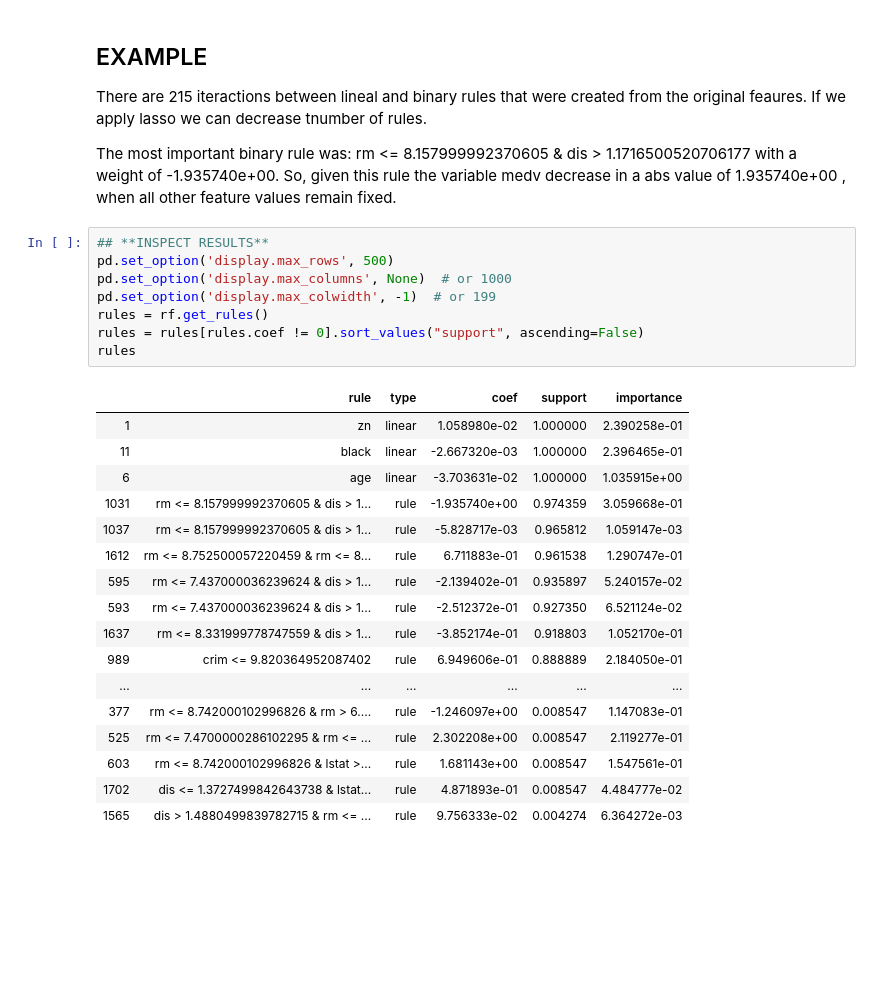
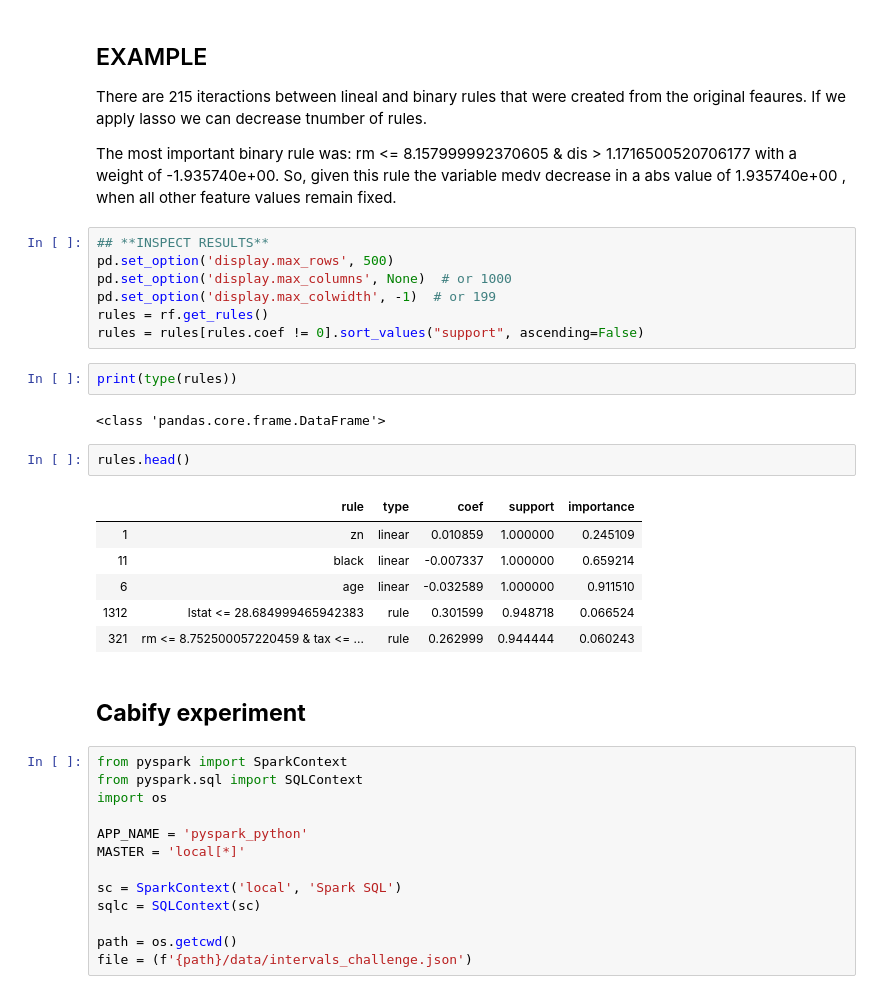
Before and after one commit to erikapat/ML_ALGORITHMS_TEST, a Jupyter notebook: RuleFit/RuleFit.ipynb, the cells around one changed output. Drawn from its saved outputs; the diff is of its cells as text; blank space fills up the shorter version.

Commit message:
skope-rule example

```diff
--- a/RuleFit/RuleFit.ipynb
+++ b/RuleFit/RuleFit.ipynb
@@ -94,22 +91,31 @@ pd.set_option('display.max_columns', None)  # or 1000
 pd.set_option('display.max_colwidth', -1)  # or 199
 rules = rf.get_rules()
 rules = rules[rules.coef != 0].sort_values("support", ascending=False)
-rules
-# %% [output]
-|  | rule | type | coef | support | importance |
-| 1 | zn | linear | 1.058980e-02 | 1.000000 | 2.390258e-01 |
-| 11 | black | linear | -2.667320e-03 | 1.000000 | 2.396465e-01 |
-| 6 | age | linear | -3.703631e-02 | 1.000000 | 1.035915e+00 |
-| 1031 | rm <= 8.157999992370605 & dis > 1... | rule | -1.935740e+00 | 0.974359 | 3.059668e-01 |
-| 1037 | rm <= 8.157999992370605 & dis > 1... | rule | -5.828717e-03 | 0.965812 | 1.059147e-03 |
-| 1612 | rm <= 8.752500057220459 & rm <= 8... | rule | 6.711883e-01 | 0.961538 | 1.290747e-01 |
-| 595 | rm <= 7.437000036239624 & dis > 1... | rule | -2.139402e-01 | 0.935897 | 5.240157e-02 |
-| 593 | rm <= 7.437000036239624 & dis > 1... | rule | -2.512372e-01 | 0.927350 | 6.521124e-02 |
-| 1637 | rm <= 8.331999778747559 & dis > 1... | rule | -3.852174e-01 | 0.918803 | 1.052170e-01 |
-| 989 | crim <= 9.820364952087402 | rule | 6.949606e-01 | 0.888889 | 2.184050e-01 |
-| ... | ... | ... | ... | ... | ... |
-| 377 | rm <= 8.742000102996826 & rm > 6.... | rule | -1.246097e+00 | 0.008547 | 1.147083e-01 |
-| 525 | rm <= 7.4700000286102295 & rm <= ... | rule | 2.302208e+00 | 0.008547 | 2.119277e-01 |
-| 603 | rm <= 8.742000102996826 & lstat >... | rule | 1.681143e+00 | 0.008547 | 1.547561e-01 |
-| 1702 | dis <= 1.3727499842643738 & lstat... | rule | 4.871893e-01 | 0.008547 | 4.484777e-02 |
-| 1565 | dis > 1.4880499839782715 & rm <= ... | rule | 9.756333e-02 | 0.004274 | 6.364272e-03 |
+# %%
+print(type(rules))
+# %% [output]
+<class 'pandas.core.frame.DataFrame'>
+# %%
+rules.head()
+# %% [output]
+|  | rule | type | coef | support | importance |
+| 1 | zn | linear | 0.010859 | 1.000000 | 0.245109 |
+| 11 | black | linear | -0.007337 | 1.000000 | 0.659214 |
+| 6 | age | linear | -0.032589 | 1.000000 | 0.911510 |
+| 1312 | lstat <= 28.684999465942383 | rule | 0.301599 | 0.948718 | 0.066524 |
+| 321 | rm <= 8.752500057220459 & tax <= ... | rule | 0.262999 | 0.944444 | 0.060243 |
+# %% [markdown]
+## **Cabify experiment**
+# %%
+from pyspark import SparkContext
+from pyspark.sql import SQLContext
+import os
+
+APP_NAME = 'pyspark_python'
+MASTER = 'local[*]'
+
+sc = SparkContext('local', 'Spark SQL')
+sqlc = SQLContext(sc)
+
+path = os.getcwd()
+file = (f'{path}/data/intervals_challenge.json')
```
Also changed, not shown: parts of 23 cells of this notebook, 3 other files.
